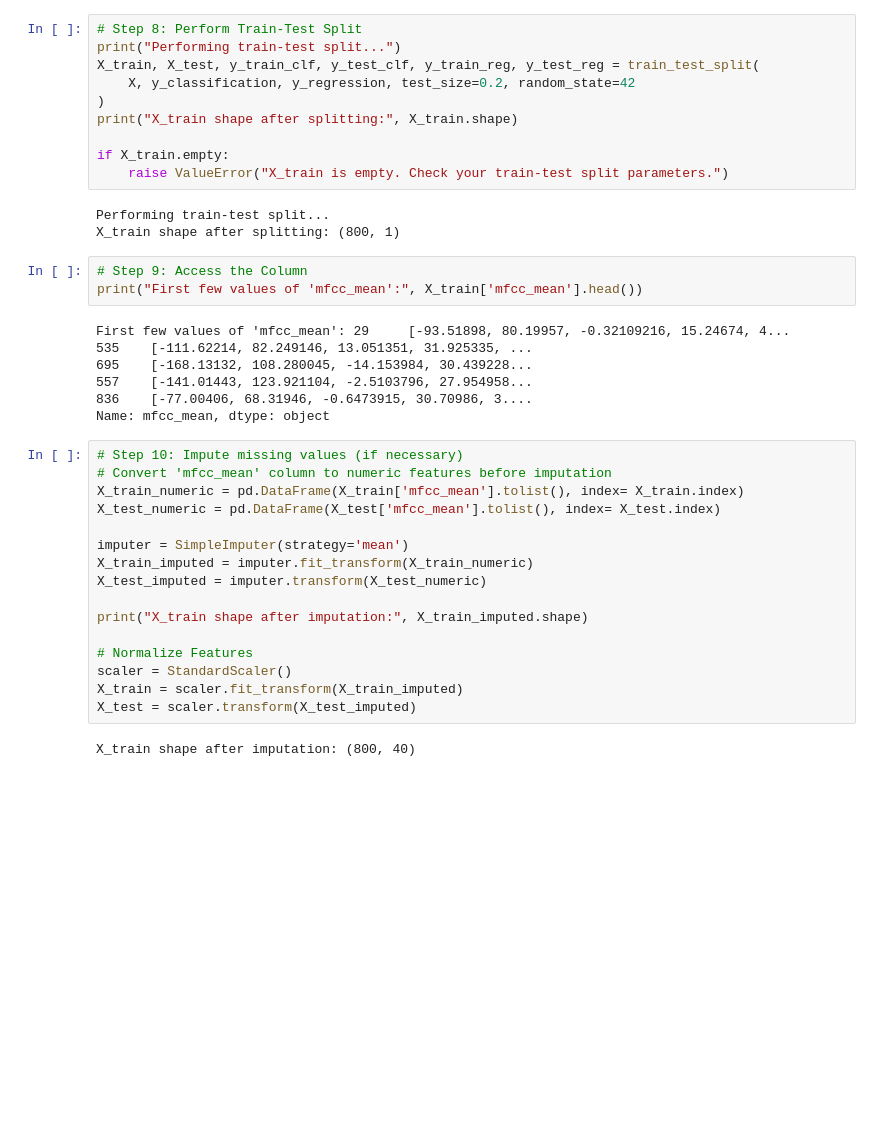
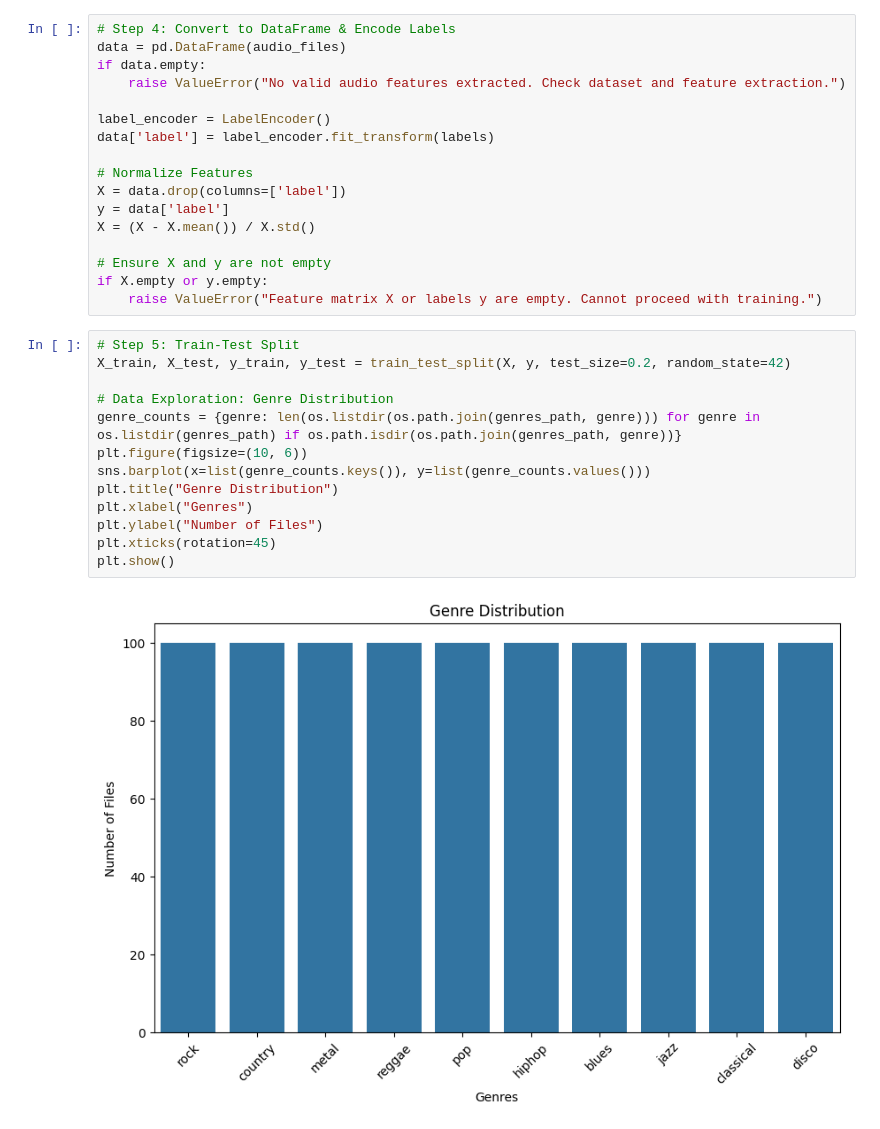
Before and after one commit to GrE3lzzz/Gittea, a Jupyter notebook: Classically_Punk.ipynb, the cells around one changed output. Drawn from its saved outputs; the diff is of its cells as text; blank space fills up the shorter version.

```diff
--- a/Classically_Punk.ipynb
+++ b/Classically_Punk.ipynb
@@ -226,42 +101,33 @@ dtype: object
-# %%
-# Step 8: Perform Train-Test Split
-print("Performing train-test split...")
-X_train, X_test, y_train_clf, y_test_clf, y_train_reg, y_test_reg = train_test_split(
-    X, y_classification, y_regression, test_size=0.2, random_state=42
-)
-print("X_train shape after splitting:", X_train.shape)
-
-if X_train.empty:
-    raise ValueError("X_train is empty. Check your train-test split parameters.")
-# %% [output]
-Performing train-test split...
-X_train shape after splitting: (800, 1)
-# %%
-# Step 9: Access the Column
-print("First few values of 'mfcc_mean':", X_train['mfcc_mean'].head())
-# %% [output]
-First few values of 'mfcc_mean': 29     [-93.51898, 80.19957, -0.32109216, 15.24674, 4...
-535    [-111.62214, 82.249146, 13.051351, 31.925335, ...
-695    [-168.13132, 108.280045, -14.153984, 30.439228...
-557    [-141.01443, 123.921104, -2.5103796, 27.954958...
-836    [-77.00406, 68.31946, -0.6473915, 30.70986, 3....
-Name: mfcc_mean, dtype: object
-# %%
-# Step 10: Impute missing values (if necessary)
-# Convert 'mfcc_mean' column to numeric features before imputation
-X_train_numeric = pd.DataFrame(X_train['mfcc_mean'].tolist(), index= X_train.index)
-X_test_numeric = pd.DataFrame(X_test['mfcc_mean'].tolist(), index= X_test.index)
-
-imputer = SimpleImputer(strategy='mean')
-X_train_imputed = imputer.fit_transform(X_train_numeric)
-X_test_imputed = imputer.transform(X_test_numeric)
-
-print("X_train shape after imputation:", X_train_imputed.shape)
-
-# Normalize Features
-scaler = StandardScaler()
-X_train = scaler.fit_transform(X_train_imputed)
-X_test = scaler.transform(X_test_imputed)
-# %% [output]
-X_train shape after imputation: (800, 40)
+# %%
+# Step 4: Convert to DataFrame & Encode Labels
+data = pd.DataFrame(audio_files)
+if data.empty:
+    raise ValueError("No valid audio features extracted. Check dataset and feature extraction.")
+
+label_encoder = LabelEncoder()
+data['label'] = label_encoder.fit_transform(labels)
+
+# Normalize Features
+X = data.drop(columns=['label'])
+y = data['label']
+X = (X - X.mean()) / X.std()
+
+# Ensure X and y are not empty
+if X.empty or y.empty:
+    raise ValueError("Feature matrix X or labels y are empty. Cannot proceed with training.")
+# %%
+# Step 5: Train-Test Split
+X_train, X_test, y_train, y_test = train_test_split(X, y, test_size=0.2, random_state=42)
+
+# Data Exploration: Genre Distribution
+genre_counts = {genre: len(os.listdir(os.path.join(genres_path, genre))) for genre in os.listdir(genres_path) if os.path.isdir(os.path.join(genres_path, genre))}
+plt.figure(figsize=(10, 6))
+sns.barplot(x=list(genre_counts.keys()), y=list(genre_counts.values()))
+plt.title("Genre Distribution")
+plt.xlabel("Genres")
+plt.ylabel("Number of Files")
+plt.xticks(rotation=45)
+plt.show()
+# %% [output]
+[figure, added]
 # %%
```
Also changed, not shown: parts of 20 cells of this notebook.
